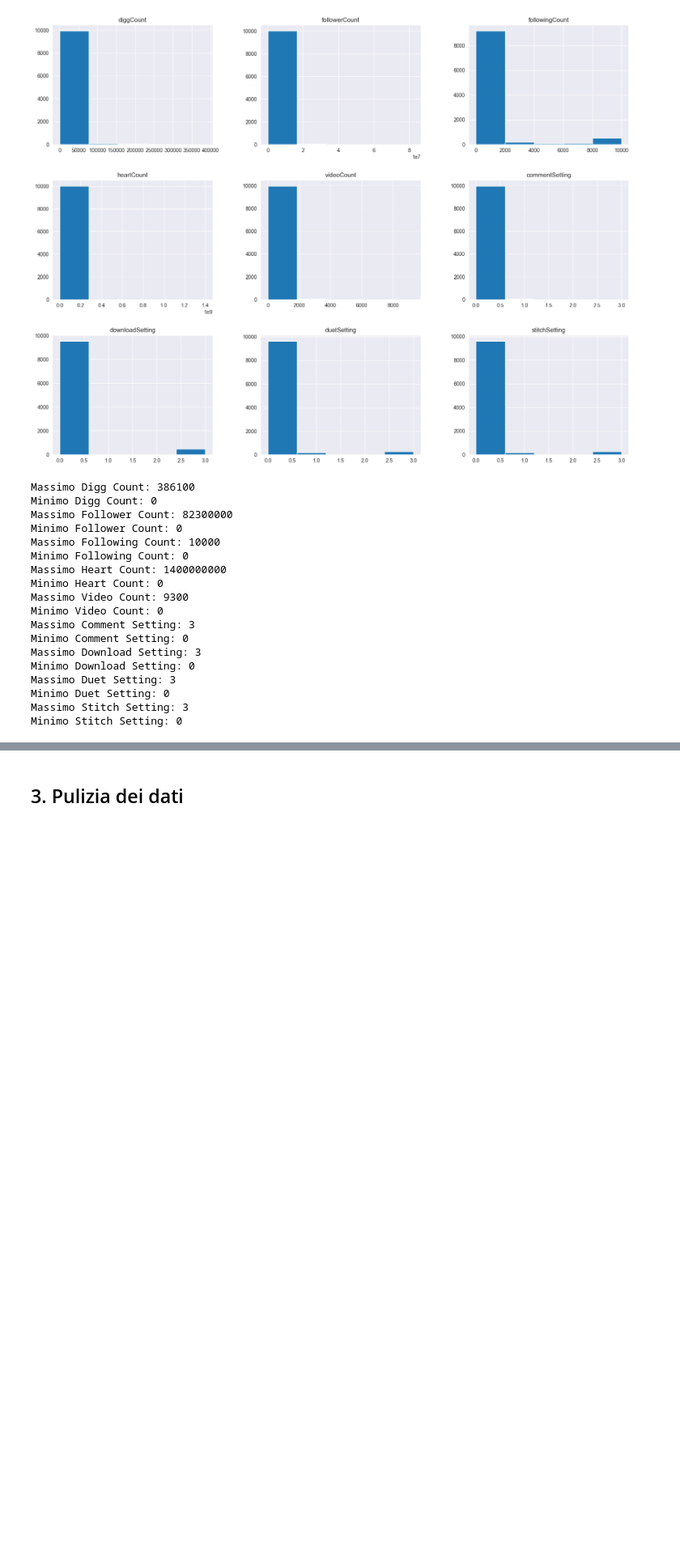
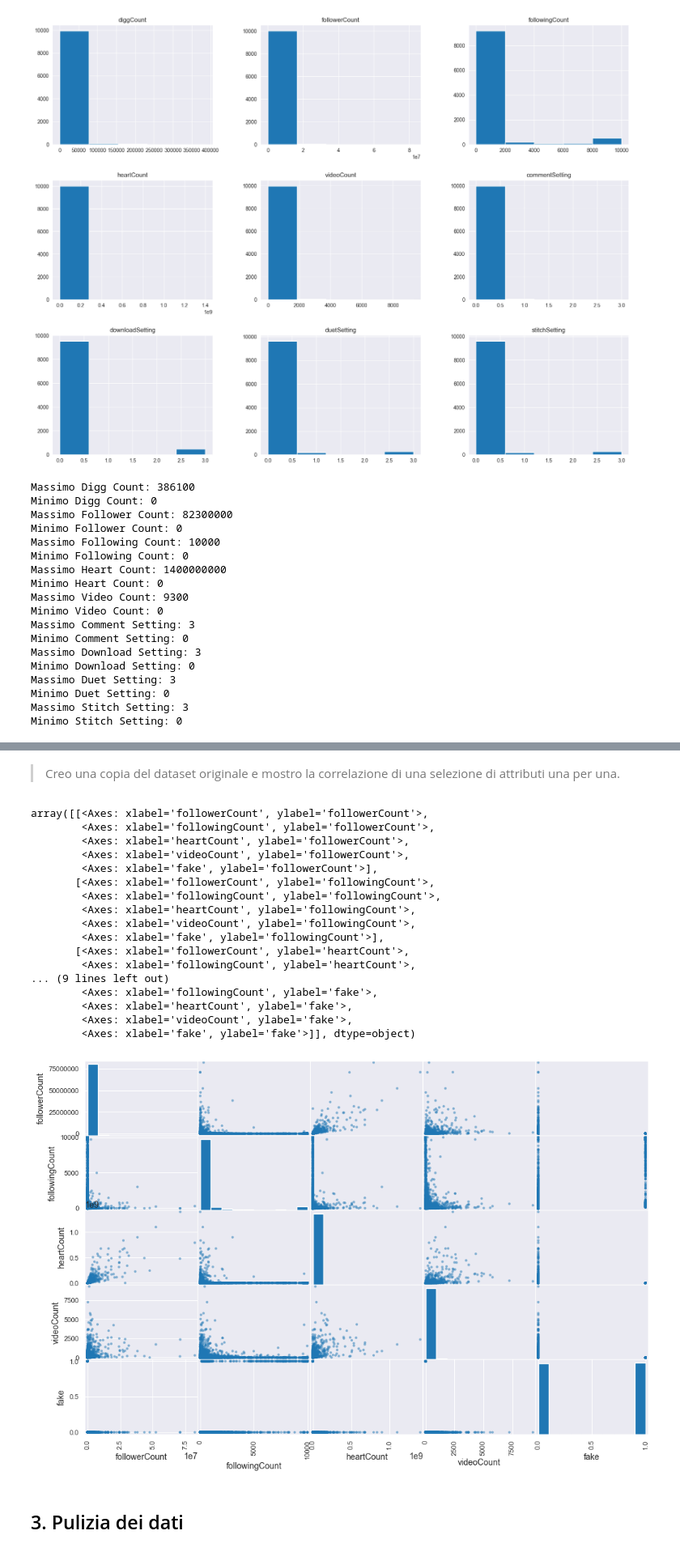
Before and after one commit to raffaele-aurucci/Fake-TikTok-Account-Detection, a Jupyter notebook: 1_Data_Cleaning.ipynb, the cells around one changed output, grey strips where cells are left out. Shown at 81% size. Saved outputs shown, nothing was run; the diff lists cells and outputs as text; code cells hidden in the pictures; blank space fills up the shorter version.

Commit message:
Add scatter_matrix for correlation and cleaned followingCount

```diff
--- a/1_Data_Cleaning.ipynb
+++ b/1_Data_Cleaning.ipynb
@@ -163,3 +165,30 @@ Minimo Stitch Setting: 0
+# %% [markdown]
+> Creo una copia del dataset originale e mostro la correlazione di una selezione di attributi una per una.
+# %%
+df_copy = df
+df_copy['fake'] = np.where(df['fake'] == False, 0, 1)
+# %%
+attributes = ['followerCount', 'followingCount', 'heartCount', 'videoCount', 'fake']
+scatter_matrix(df_copy[attributes], figsize=(12, 8))
+# %% [output]
+array([[<Axes: xlabel='followerCount', ylabel='followerCount'>,
+        <Axes: xlabel='followingCount', ylabel='followerCount'>,
+        <Axes: xlabel='heartCount', ylabel='followerCount'>,
+        <Axes: xlabel='videoCount', ylabel='followerCount'>,
+        <Axes: xlabel='fake', ylabel='followerCount'>],
+       [<Axes: xlabel='followerCount', ylabel='followingCount'>,
+        <Axes: xlabel='followingCount', ylabel='followingCount'>,
+        <Axes: xlabel='heartCount', ylabel='followingCount'>,
+        <Axes: xlabel='videoCount', ylabel='followingCount'>,
+        <Axes: xlabel='fake', ylabel='followingCount'>],
+       [<Axes: xlabel='followerCount', ylabel='heartCount'>,
+        <Axes: xlabel='followingCount', ylabel='heartCount'>,
+... (9 lines left out)
+        <Axes: xlabel='followingCount', ylabel='fake'>,
+        <Axes: xlabel='heartCount', ylabel='fake'>,
+        <Axes: xlabel='videoCount', ylabel='fake'>,
+        <Axes: xlabel='fake', ylabel='fake'>]], dtype=object)
+[figure, added]
 # %% [markdown]
 ## 3. Pulizia dei dati
 # %% [markdown]
```
Also changed, not shown: parts of 20 cells of this notebook.
